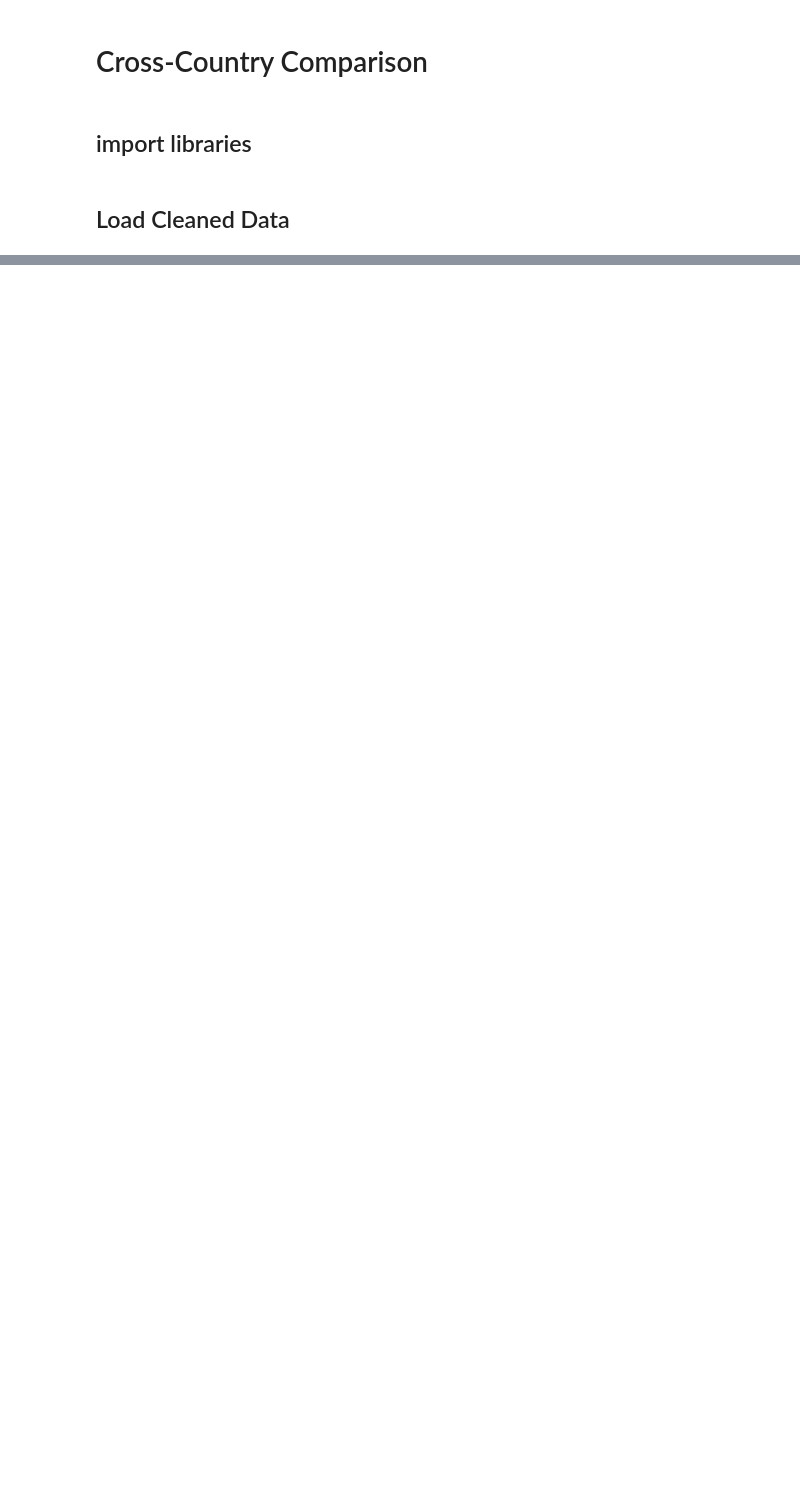
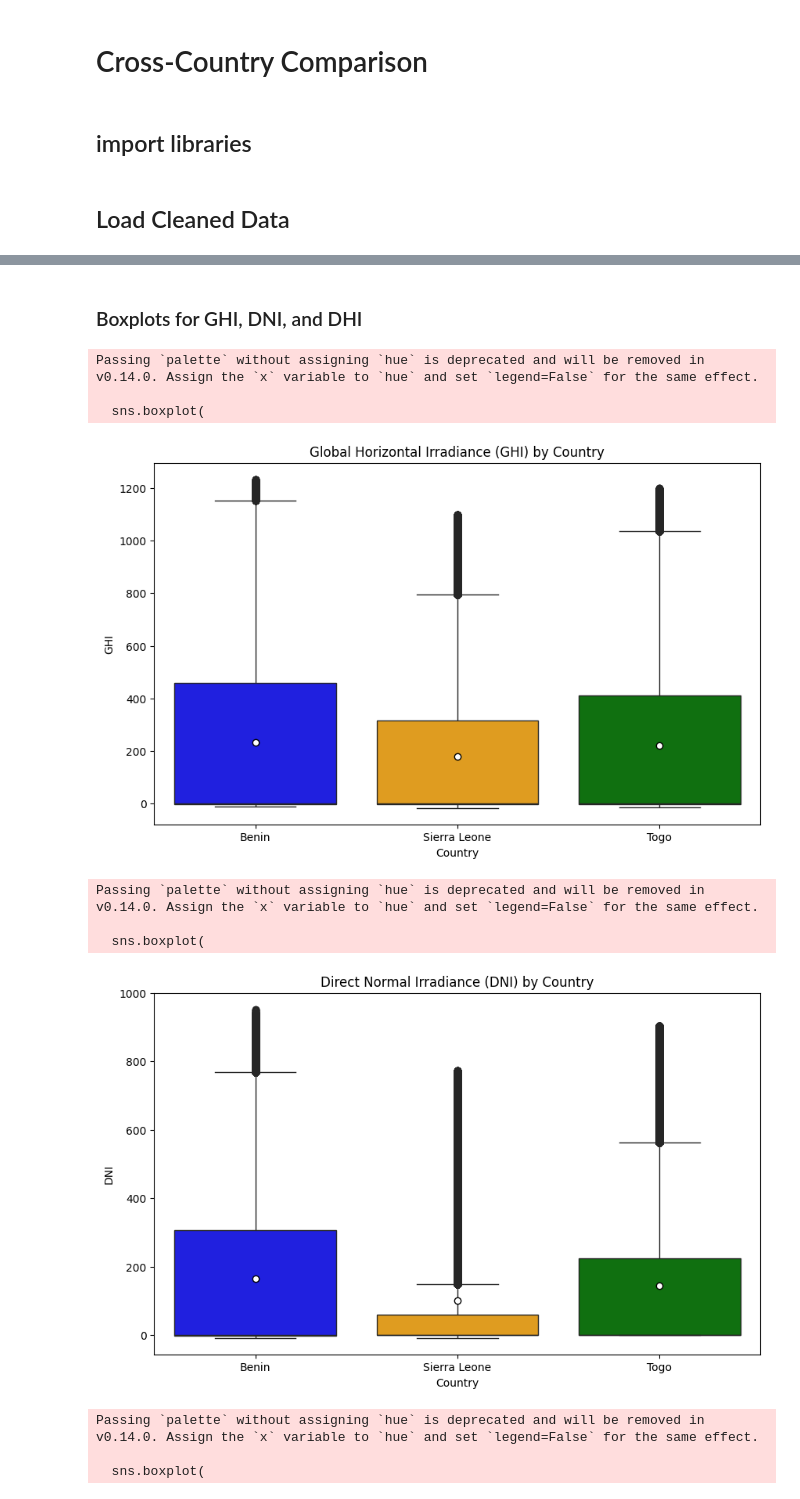
Before and after one commit to chalasimon/solar-challenge-week1, a Jupyter notebook: notebooks/compare_countries.ipynb, the cells around one changed output, grey strips where cells are left out. Cells and saved outputs as stored; diff of their text form; code cells hidden in the pictures; blank space fills up the shorter version.

Commit message:
compare-countries: box-plot done

```diff
--- a/notebooks/compare_countries.ipynb
+++ b/notebooks/compare_countries.ipynb
@@ -25,2 +25,10 @@ Benin Data Size:  (479736, 17)
 Sierra Leone Data Size:  (525600, 17)
 Togo Data Size:  (525600, 17)
+# %%
+# combine the datasets
+benin_df['country'] = 'Benin'
+sierra_leone_df['country'] = 'Sierra Leone'
+togo_df['country'] = 'Togo'
+combined_df = pd.concat([benin_df, sierra_leone_df, togo_df], ignore_index=True)
+# check the combined data
+print("Combined Data Size: ",combined_df.shape)
@@ -26,0 +39,34 @@ Togo Data Size:  (525600, 17)
+# %% [markdown]
+### Boxplots for GHI, DNI, and DHI
+# %%
+#boxplots of GHI, DNI, and DHI side by side (one per metric, colored by country)
+def plot_boxplots(df, metric, title):
+    colors = {'Benin': 'blue', 'Sierra Leone': 'orange', 'Togo': 'green'}
+    plt.figure(figsize=(10, 6))
+    sns.boxplot(
+        x='country',
+        y=metric,
+        data=df,
+        showmeans=True,
+        meanprops={"marker":"o", "markerfacecolor":"white", "markeredgecolor":"black"},
+        palette=colors)
+    plt.title(title)
+    plt.xlabel('Country')
+    plt.ylabel(metric)
+    plt.show()
+#plotting the boxplots
+plot_boxplots(combined_df, 'GHI', 'Global Horizontal Irradiance (GHI) by Country')
+plot_boxplots(combined_df, 'DNI', 'Direct Normal Irradiance (DNI) by Country')
+plot_boxplots(combined_df, 'DHI', 'Diffuse Horizontal Irradiance (DHI) by Country')
+# %% [output]
+Passing `palette` without assigning `hue` is deprecated and will be removed in v0.14.0. Assign the `x` variable to `hue` and set `legend=False` for the same effect.
+
+  sns.boxplot(
+[figure, added]
+Passing `palette` without assigning `hue` is deprecated and will be removed in v0.14.0. Assign the `x` variable to `hue` and set `legend=False` for the same effect.
+
+  sns.boxplot(
+[figure, added]
+Passing `palette` without assigning `hue` is deprecated and will be removed in v0.14.0. Assign the `x` variable to `hue` and set `legend=False` for the same effect.
+
+  sns.boxplot(
```
Also changed, not shown: parts of 4 cells of this notebook.
